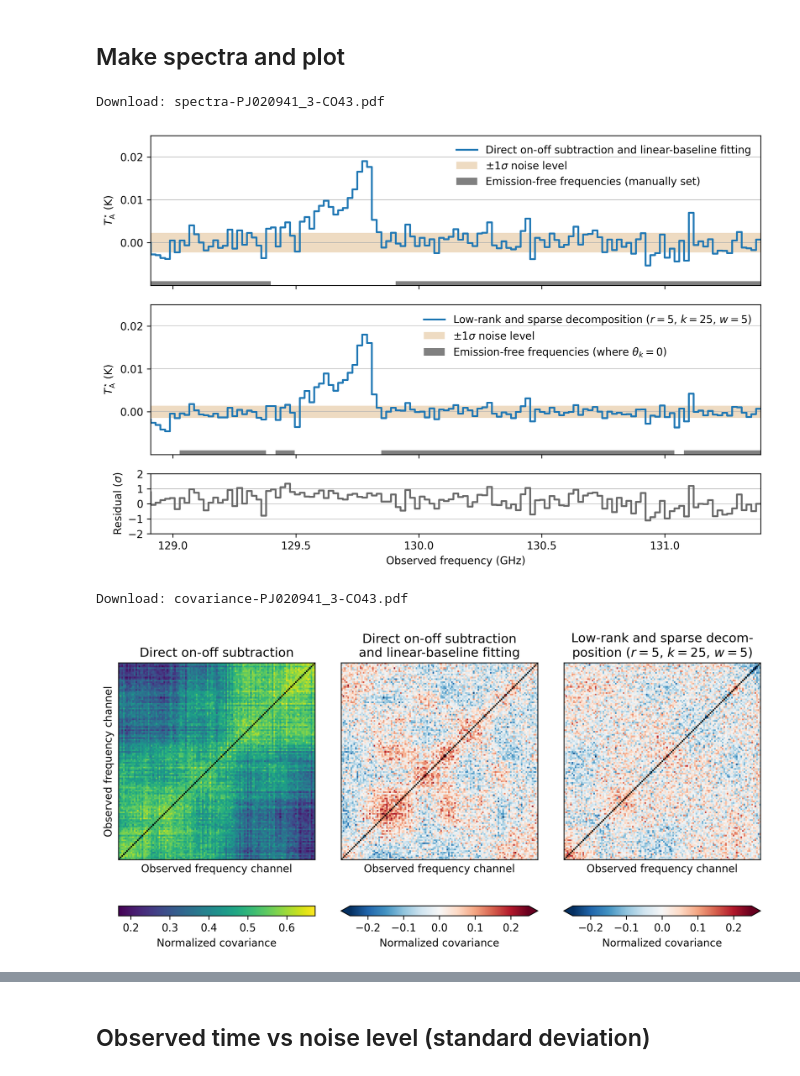
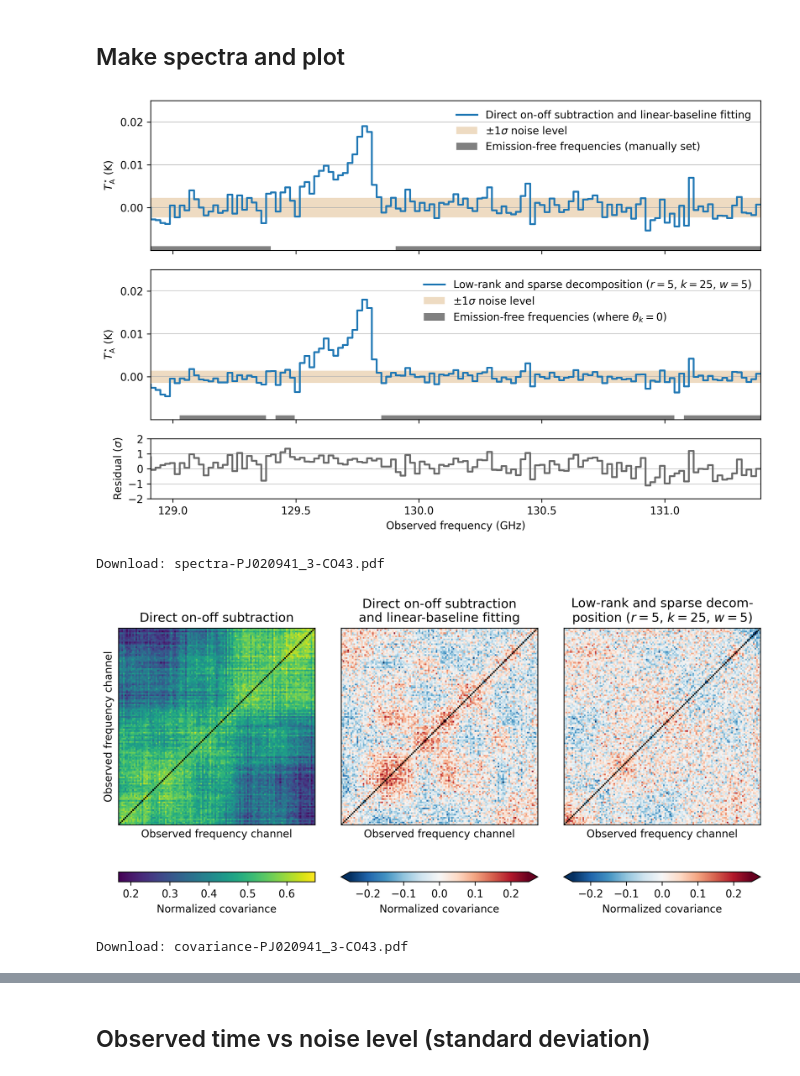
Before and after one commit to astropenguin/taniguchi-2021-analysis, a Jupyter notebook: notes/2020-05-07/analysis-PJ020941.3-CO43.ipynb, the cells around one changed output, grey strips where cells are left out. Cells and saved outputs as stored; diff of their text form; code cells hidden in the pictures.

```diff
--- a/notes/2020-05-07/analysis-PJ020941.3-CO43.ipynb
+++ b/notes/2020-05-07/analysis-PJ020941.3-CO43.ipynb
@@ -140,36 +140,36 @@ ax.axhspan(-0.0023, 0.0023, alpha=0.5, fc="burlywood", ec=None, zorder=-2, label
 ax.fill_between(spec.ch, -0.01, -0.009, where=(spec.ch <= 129.4) | (spec.ch >= 129.9),
                 fc="gray", ec=None, label="Emission-free frequencies (manually set)")
 ax.set_ylabel(r"$T_{\mathrm{A}}^{\star}$ (K)")
 ax.set_xlim(spec.ch.min(), spec.ch.max())
 ax.set_ylim(-0.01, 0.025)
 ax.set_yticks([0, 0.01, 0.02])
 ax.legend(frameon=False)
 ax.grid(axis="y", linewidth=0.5)
 
 ax = axes[1]
 ax.step(spec.ch, spec_re, lw=1.75, label=f"Low-rank and sparse decomposition ($r={r}$, $k={k}$, $w={w}$)")
 ax.axhspan(-0.00139, 0.00139, alpha=0.5, fc="burlywood", ec=None, zorder=-2, label="$\pm 1 \sigma$ noise level")
 ax.fill_between(spec.ch, -0.01, -0.009, where=~S.theta,
                 fc="gray", ec=None, label=r"Emission-free frequencies (where $\theta_{k} = 0$)")
 ax.set_ylabel(r"$T_{\mathrm{A}}^{\star}$ (K)")
 ax.set_ylim(-0.01, 0.025)
 ax.set_yticks([0, 0.01, 0.02])
 ax.legend(frameon=False)
 ax.grid(axis="y", linewidth=0.5)
 
 ax = axes[2]
 ax.step(spec.ch, (spec-spec_re)/cumstd[-1], lw=1.75, color="dimgray")
 ax.set_xlabel("Observed frequency (GHz)")
 ax.set_ylabel("Residual ($\sigma$)")
 ax.set_ylim(-2, 2)
 ax.set_yticks([-2, -1, 0, 1, 2])
 ax.grid(axis="y", linewidth=0.5)
 
 fig.tight_layout()
-savefig_in_notebook(fig, "spectra-PJ020941_3-CO43.pdf")
+fig.savefig(in_notebook("spectra-PJ020941_3-CO43.pdf"))
 # %% [output]
+[figure]
 Download: spectra-PJ020941_3-CO43.pdf
-[figure]
 # %%
 fig, axes = plt.subplots(1, 3, figsize=(9, 4.5), dpi=300)
 
@@ -205,10 +205,10 @@ for i, ax in enumerate(axes.flatten()):
         ax.set_ylabel(" ")
 
 fig.tight_layout()
-savefig_in_notebook(fig, "covariance-PJ020941_3-CO43.pdf")
+fig.savefig(in_notebook("covariance-PJ020941_3-CO43.pdf"))
 # %% [output]
+[figure]
 Download: covariance-PJ020941_3-CO43.pdf
-[figure]
 # %%
 fig, ax = plt.subplots(figsize=(4.5, 4.5), dpi=300)
 
```
Also changed, not shown: parts of 3 cells of this notebook, 6 other files.
